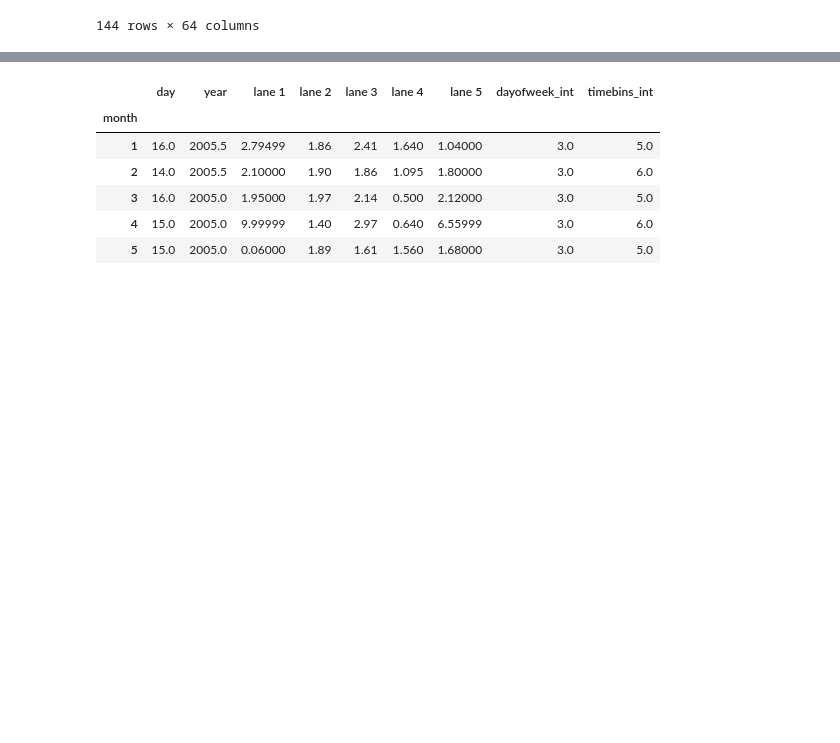
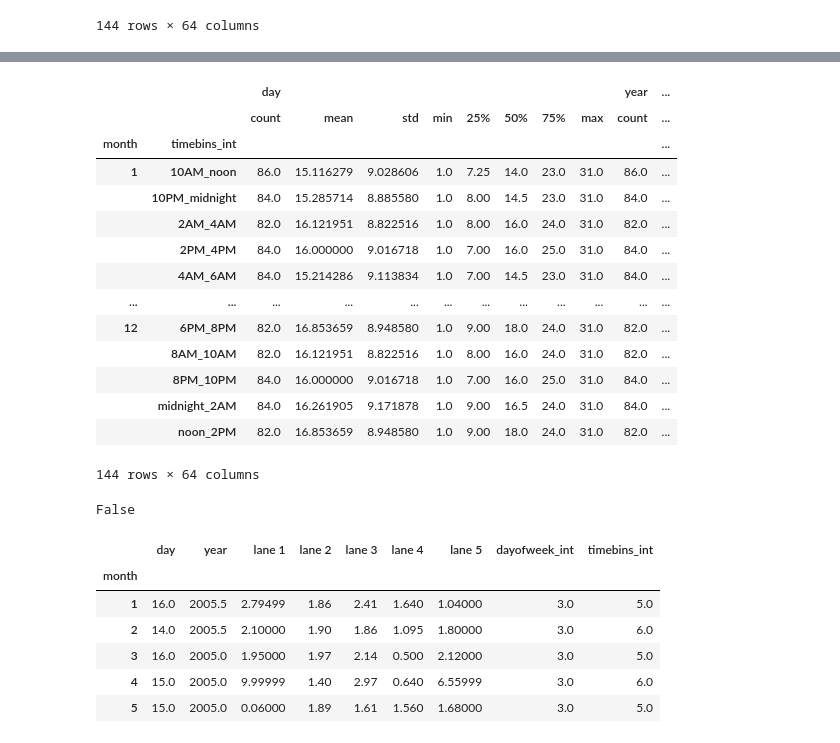
Before and after one commit to vishesh-sarinDXB/Dissolved_Oxygen_Analysis_Unsupervised, a Jupyter notebook: notebooks/do-rabee-pyf2-actual-consolidation-code.ipynb, the cells around one changed output, grey strips where cells are left out. Cells and saved outputs as stored; diff of their text form; code cells hidden in the pictures; blank space fills up the shorter version.

```diff
--- a/notebooks/do-rabee-pyf2.ipynb
+++ b/notebooks/do-rabee-pyf2-actual-consolidation-code.ipynb
@@ -255,3 +340,25 @@ do_data_mtb.describe()
+# %%
+do_data_monthTimeBins.describe()
+# %% [output]
+|  |  | day |  |  |  |  |  |  |  | year | ... |
+|  |  | count | mean | std | min | 25% | 50% | 75% | max | count | ... |
+| month | timebins_int |  |  |  |  |  |  |  |  |  | ... |
+| 1 | 10AM_noon | 86.0 | 15.116279 | 9.028606 | 1.0 | 7.25 | 14.0 | 23.0 | 31.0 | 86.0 | ... |
+|  | 10PM_midnight | 84.0 | 15.285714 | 8.885580 | 1.0 | 8.00 | 14.5 | 23.0 | 31.0 | 84.0 | ... |
+|  | 2AM_4AM | 82.0 | 16.121951 | 8.822516 | 1.0 | 8.00 | 16.0 | 24.0 | 31.0 | 82.0 | ... |
+|  | 2PM_4PM | 84.0 | 16.000000 | 9.016718 | 1.0 | 7.00 | 16.0 | 25.0 | 31.0 | 84.0 | ... |
+|  | 4AM_6AM | 84.0 | 15.214286 | 9.113834 | 1.0 | 7.00 | 14.5 | 23.0 | 31.0 | 84.0 | ... |
+| ... | ... | ... | ... | ... | ... | ... | ... | ... | ... | ... | ... |
+| 12 | 6PM_8PM | 82.0 | 16.853659 | 8.948580 | 1.0 | 9.00 | 18.0 | 24.0 | 31.0 | 82.0 | ... |
+|  | 8AM_10AM | 82.0 | 16.121951 | 8.822516 | 1.0 | 8.00 | 16.0 | 24.0 | 31.0 | 82.0 | ... |
+|  | 8PM_10PM | 84.0 | 16.000000 | 9.016718 | 1.0 | 7.00 | 16.0 | 25.0 | 31.0 | 84.0 | ... |
+|  | midnight_2AM | 84.0 | 16.261905 | 9.171878 | 1.0 | 9.00 | 16.5 | 24.0 | 31.0 | 84.0 | ... |
+|  | noon_2PM | 82.0 | 16.853659 | 8.948580 | 1.0 | 9.00 | 18.0 | 24.0 | 31.0 | 82.0 | ... |
+144 rows × 64 columns
+# %%
+do_data2.equals(do_data)
+# %% [output]
+False
 # %%
 do_data_month_medians = do_data_month.median()
 
```
Also changed, not shown: parts of 8 cells of this notebook, 1 other file.
